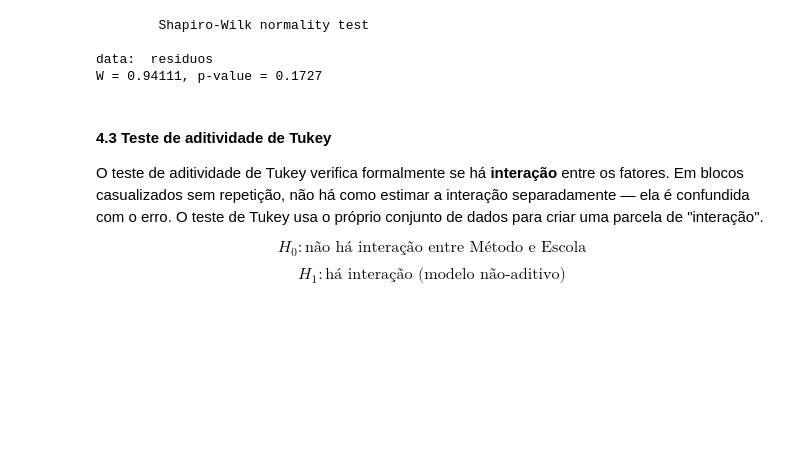
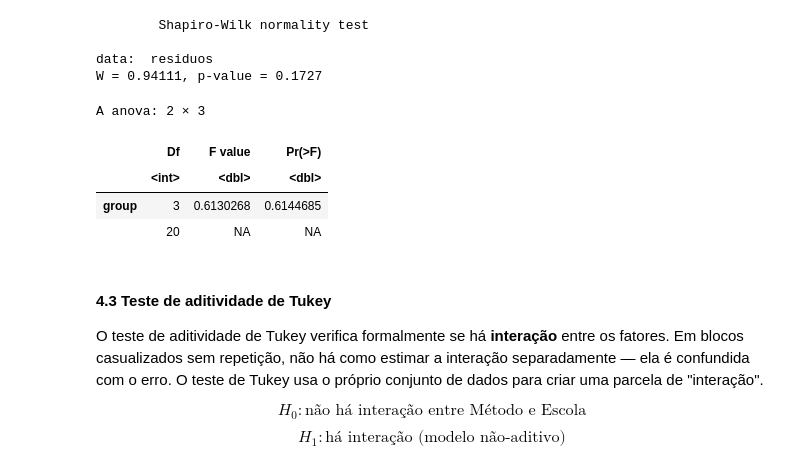
Before and after one commit to Marcehlin/Atividades-2026_1, a Jupyter notebook: Planejamento/Planejamento Atvidade 7/Planejamento Atividade_7.ipynb, the cells around one changed output. Cells and saved outputs as stored; diff of their text form; code cells hidden in the pictures; blank space fills up the shorter version.

```diff
--- a/Planejamento/Planejamento Atvidade 7/Planejamento Atividade_7.ipynb
+++ b/Planejamento/Planejamento Atvidade 7/Planejamento Atividade_7.ipynb
@@ -272,6 +251,15 @@ shapiro.test(residuos)
 
 data:  residuos
 W = 0.94111, p-value = 0.1727
+# %%
+library(car)
+leveneTest(residuos ~ dados$Metodo)
+# %% [output]
+A anova: 2 × 3
+|  | Df | F value | Pr(>F) |
+|  | <int> | <dbl> | <dbl> |
+| group | 3 | 0.6130268 | 0.6144685 |
+|  | 20 | NA | NA |
 # %% [markdown]
 #### 4.3 Teste de aditividade de Tukey
 
```
Also changed, not shown: parts of 8 cells of this notebook, 7 other files.
